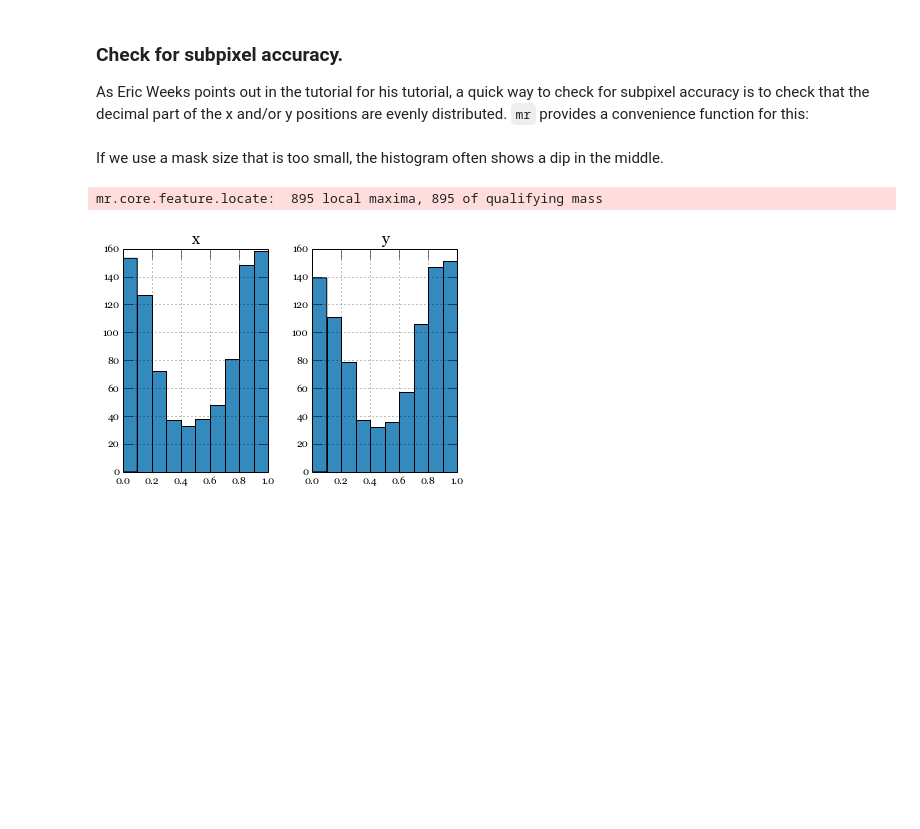
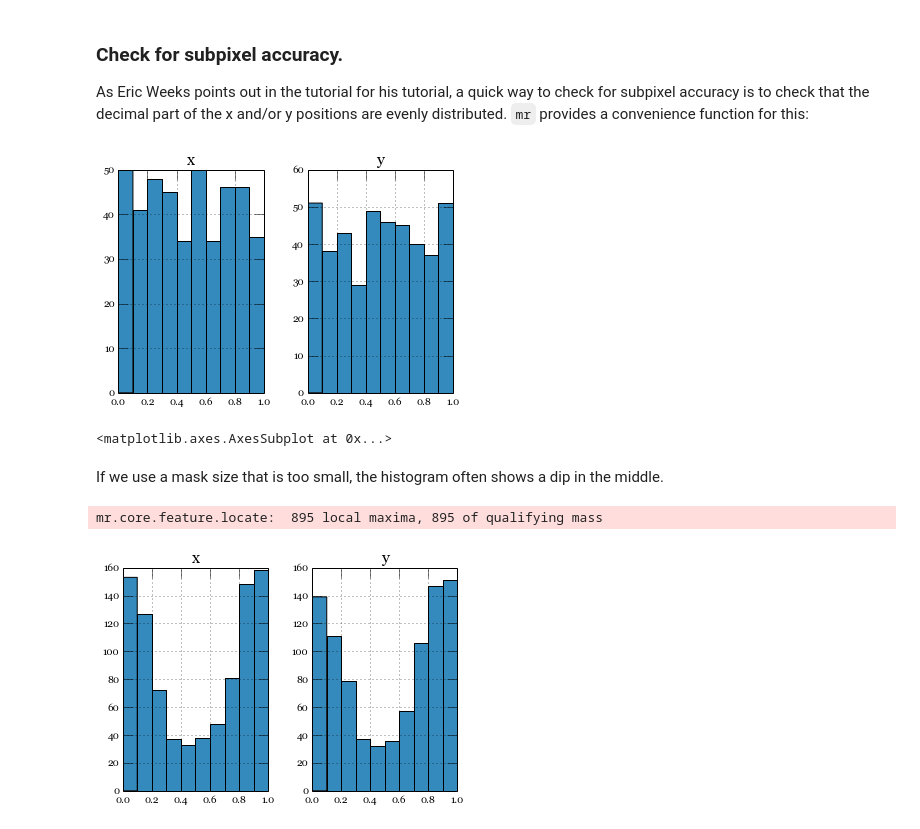
Before and after one commit to soft-matter/trackpy, a Jupyter notebook: examples/mr simple example.ipynb, the cells around one changed output. Saved outputs shown, nothing was run; the diff lists cells and outputs as text; code cells hidden in the pictures; blank space fills up the shorter version.

```diff
--- a/examples/mr simple example.ipynb
+++ b/examples/mr simple example.ipynb
@@ -60,7 +68,10 @@ mr.annotate(frames[5], f)
 ### Check for subpixel accuracy.
 As Eric Weeks points out in the tutorial for his tutorial, a quick way to check for subpixel accuracy is to check that the decimal part of the x and/or y positions are evenly distributed. ``mr`` provides a convenience function for this:
 # %%
-subpx_bias(mr.subpx_bias(f)
+mr.subpx_bias(f)
+# %% [output]
+[figure, added]
+<matplotlib.axes.AxesSubplot at 0x...>
 # %% [markdown]
 If we use a mask size that is too small, the histogram often shows a dip in the middle.
 # %%
```
Also changed, not shown: parts of 8 cells of this notebook.
